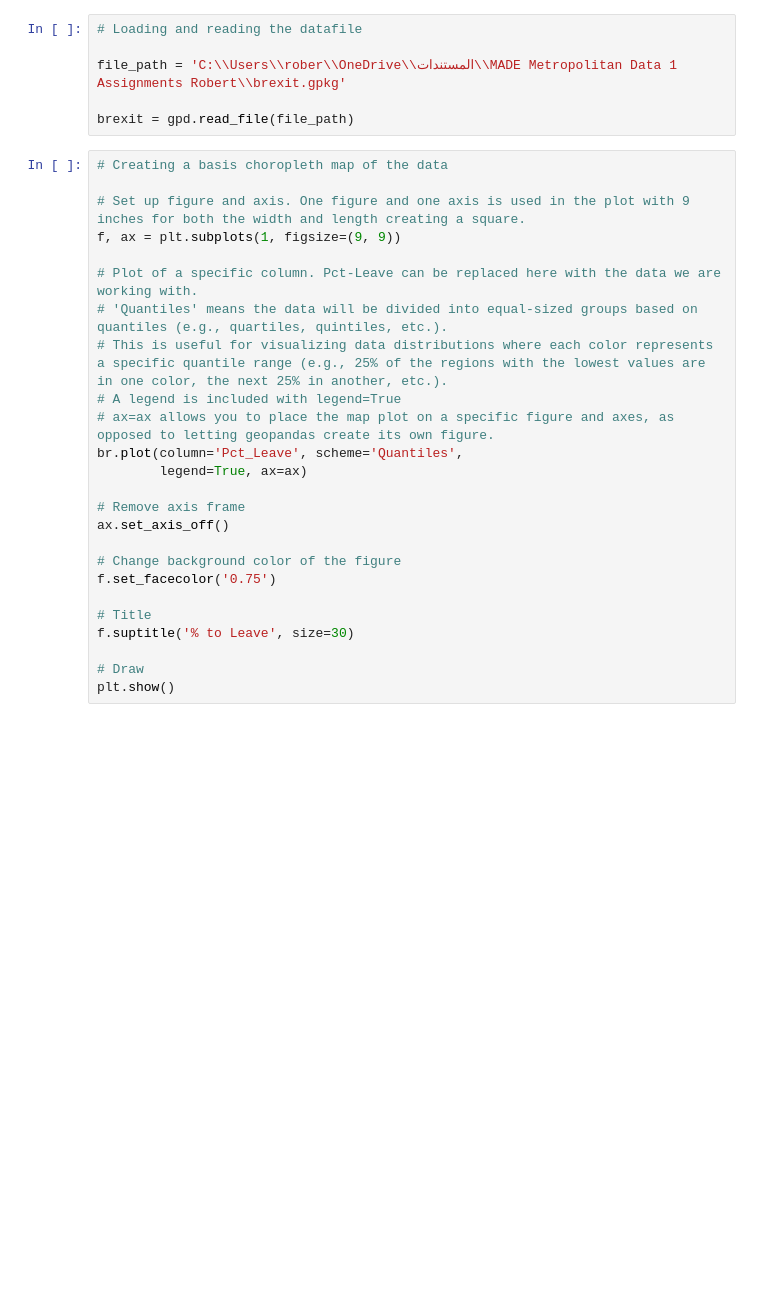
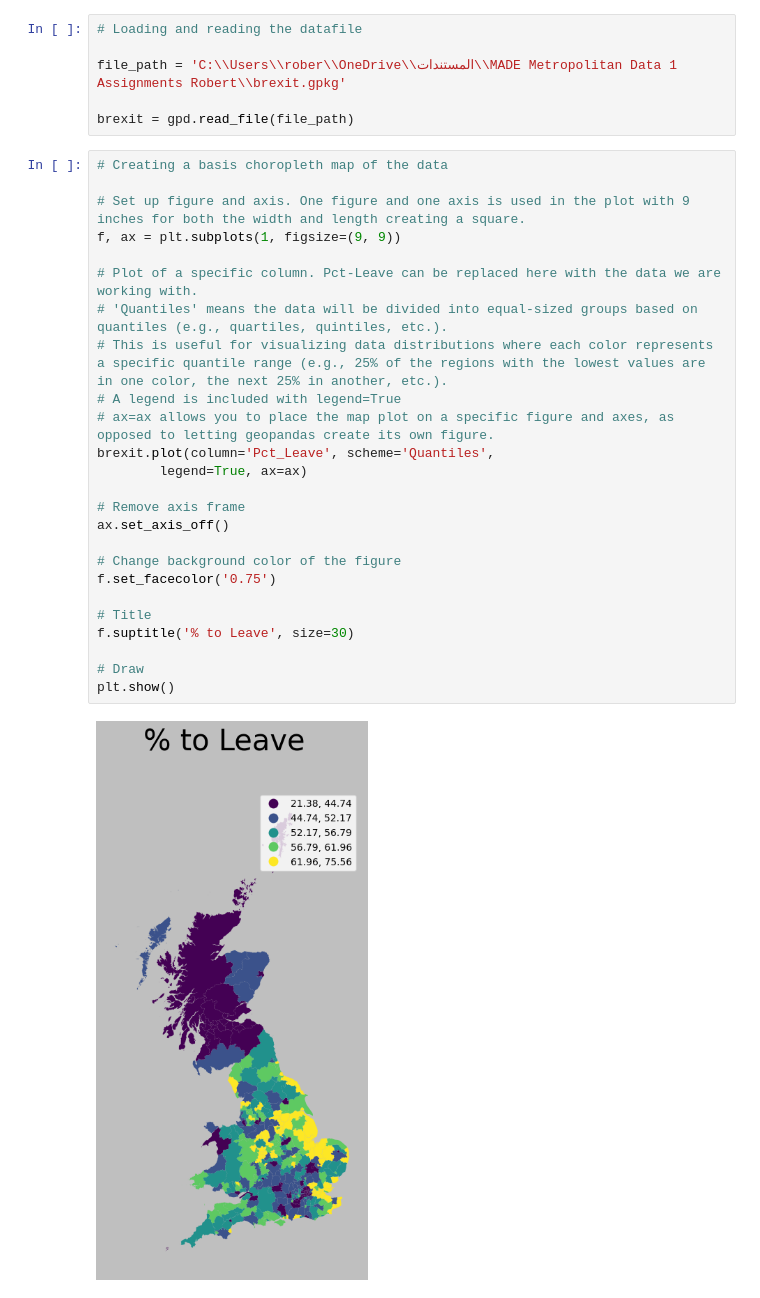
Before and after one commit to MJMRData1Assignment1/Assignment-1, a Jupyter notebook: CheatSheet/Step4_Moran's I.ipynb, the cells around one changed output. Saved outputs shown, nothing was run; the diff lists cells and outputs as text; blank space fills up the shorter version.

```diff
--- a/CheatSheet/Step4_Moran's I.ipynb
+++ b/CheatSheet/Step4_Moran's I.ipynb
@@ -21,25 +28,27 @@ brexit = gpd.read_file(file_path)
 # %%
 # Creating a basis choropleth map of the data
 
 # Set up figure and axis. One figure and one axis is used in the plot with 9 inches for both the width and length creating a square.
 f, ax = plt.subplots(1, figsize=(9, 9))
 
 # Plot of a specific column. Pct-Leave can be replaced here with the data we are working with.
 # 'Quantiles' means the data will be divided into equal-sized groups based on quantiles (e.g., quartiles, quintiles, etc.).
 # This is useful for visualizing data distributions where each color represents a specific quantile range (e.g., 25% of the regions with the lowest values are in one color, the next 25% in another, etc.).
 # A legend is included with legend=True
 # ax=ax allows you to place the map plot on a specific figure and axes, as opposed to letting geopandas create its own figure.
-br.plot(column='Pct_Leave', scheme='Quantiles',
+brexit.plot(column='Pct_Leave', scheme='Quantiles',
         legend=True, ax=ax)
 
 # Remove axis frame
 ax.set_axis_off()
 
 # Change background color of the figure
 f.set_facecolor('0.75')
 
 # Title
 f.suptitle('% to Leave', size=30)
 
 # Draw
 plt.show()
+# %% [output]
+[figure, added]
```
Also changed, not shown: parts of 10 cells of this notebook.
